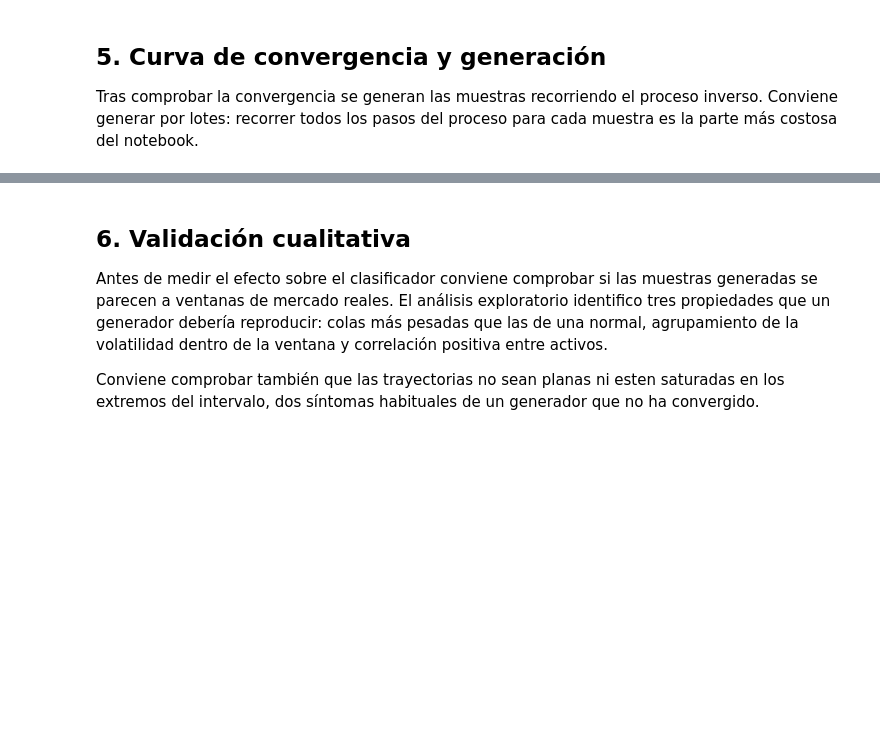
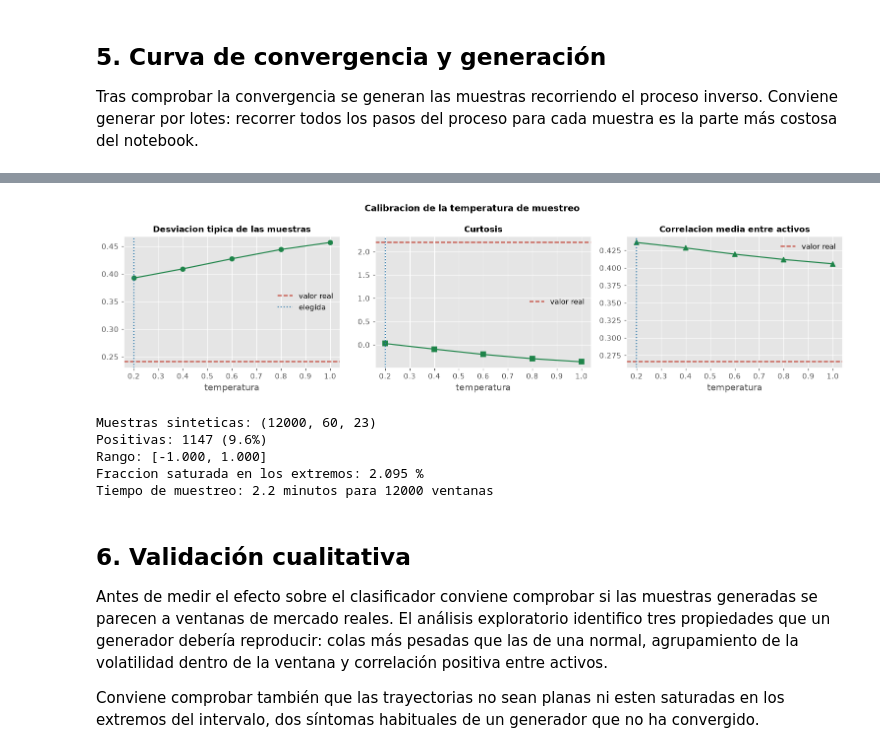
Before and after one commit to raulrodriguezlr/B5-T1, a Jupyter notebook: notebooks/06_generador_diffusion.ipynb, the cells around one changed output, grey strips where cells are left out. Drawn from its saved outputs; the diff is of its cells as text; code cells hidden in the pictures; blank space fills up the shorter version.

```diff
--- a/notebooks/06_generador_diffusion.ipynb
+++ b/notebooks/06_generador_diffusion.ipynb
@@ -160,3 +412,60 @@ N_SINTETICOS = int(config.N_REALES * max(config.RATIOS_SINTETICOS))
+# %%
+fig, axes = plt.subplots(1, 3, figsize=(14, 3.7))
+
+axes[0].plot(tabla_temperatura["temperatura"],
+             tabla_temperatura["desviacion tipica"], marker="o", color="#1e8449")
+axes[0].axhline(std_real, color="#c0392b", linestyle="--", label="valor real")
+axes[0].axvline(TEMPERATURA, color="#2874a6", linestyle=":", label="elegida")
+axes[0].set_title("Desviacion tipica de las muestras")
+axes[0].set_xlabel("temperatura")
+axes[0].legend()
+
+axes[1].plot(tabla_temperatura["temperatura"], tabla_temperatura["curtosis"],
+             marker="s", color="#1e8449")
+axes[1].axhline(float(stats.kurtosis(X_real.ravel())), color="#c0392b",
+                linestyle="--", label="valor real")
+axes[1].axvline(TEMPERATURA, color="#2874a6", linestyle=":")
+axes[1].set_title("Curtosis")
+axes[1].set_xlabel("temperatura")
+axes[1].legend()
+
+axes[2].plot(tabla_temperatura["temperatura"],
+             tabla_temperatura["correlacion media"], marker="^", color="#1e8449")
+axes[2].axhline(float(corr_real[triangulo].mean()), color="#c0392b",
+                linestyle="--", label="valor real")
+axes[2].axvline(TEMPERATURA, color="#2874a6", linestyle=":")
+axes[2].set_title("Correlacion media entre activos")
+axes[2].set_xlabel("temperatura")
+axes[2].legend()
+
+fig.suptitle("Calibracion de la temperatura de muestreo", fontweight="bold")
+fig.tight_layout()
+graficos.guardar(fig, "06_calibracion_temperatura")
+plt.show()
+# %% [output]
+[figure, added]
+# %%
+N_SINTETICOS = int(config.N_REALES * max(config.RATIOS_SINTETICOS))
+
+y_synth = (rng.random(N_SINTETICOS) < float(y_real.mean())).astype("float32")
+
+t_gen = time.time()
+X_synth = muestrear(N_SINTETICOS, y_synth, temperatura=TEMPERATURA)
+X_synth = X_synth.reshape(N_SINTETICOS, n_pasos, n_activos).astype("float32")
+
+print(f"Muestras sinteticas: {X_synth.shape}")
+print(f"Positivas: {int(y_synth.sum())} ({y_synth.mean():.1%})")
+print(f"Rango: [{X_synth.min():.3f}, {X_synth.max():.3f}]")
+print(f"Fraccion saturada en los extremos: "
+      f"{100 * float((np.abs(X_synth) > 0.99).mean()):.3f} %")
+print(f"Tiempo de muestreo: {(time.time() - t_gen) / 60:.1f} minutos "
+      f"para {N_SINTETICOS} ventanas")
+# %% [output]
+Muestras sinteticas: (12000, 60, 23)
+Positivas: 1147 (9.6%)
+Rango: [-1.000, 1.000]
+Fraccion saturada en los extremos: 2.095 %
+Tiempo de muestreo: 2.2 minutos para 12000 ventanas
 # %% [markdown]
 ## 6. Validación cualitativa
 
```
Also changed, not shown: parts of 30 cells of this notebook, 52 other files.
